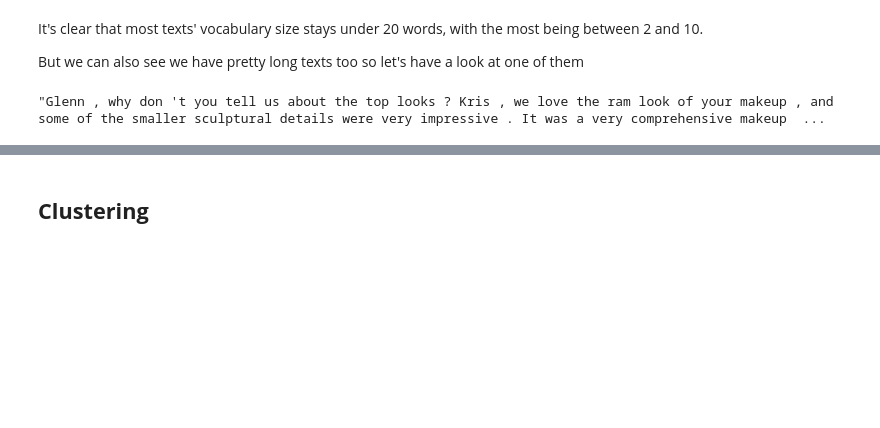
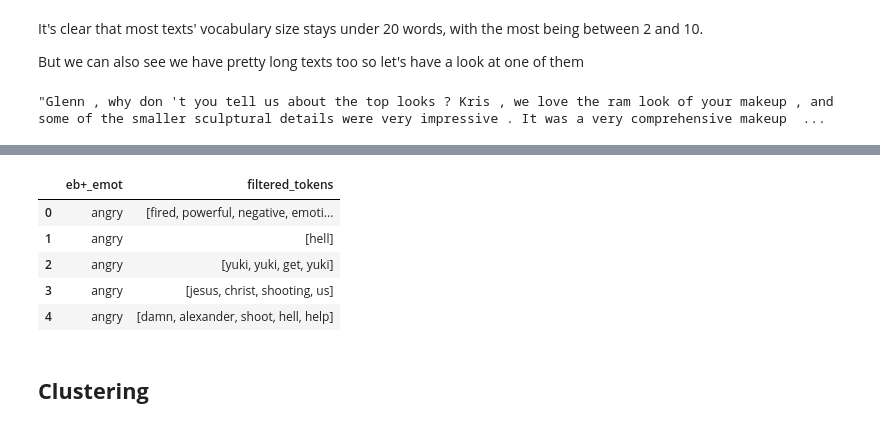
Before and after one commit to SimoneCallegarin/NLP_project, a Jupyter notebook: SA and TextGen on EDOS.ipynb, the cells around one changed output, grey strips where cells are left out. Drawn from its saved outputs; the diff is of its cells as text; code cells hidden in the pictures; blank space fills up the shorter version.

Commit message:
Added complete preprocess of the dataframe

```diff
--- a/SA and TextGen on EDOS.ipynb
+++ b/SA and TextGen on EDOS.ipynb
@@ -514,0 +244,6 @@ only showing top 20 rows
+# %%
+# Convert Pandas DataFrame to Spark DataFrame
+df_spark = spark.createDataFrame(downsample_ds)
+
+# Show the first few rows of the Spark DataFrame
+df_spark.show(truncate=False)
@@ -514,0 +285,15 @@ only showing top 20 rows
+# %%
+# Lowercase utterances words
+cleaned_df = df_spark.select(lower('uttr').alias('cleaned_text'), 'eb+_emot')
+
+# Expand contractions
+cleaned_df = cleaned_df.withColumn('cleaned_text',udf(expand_contractions, StringType())('cleaned_text'))
+
+# Remove punctuation and numbers
+cleaned_df = cleaned_df.withColumn('cleaned_text', regexp_replace('cleaned_text', '[^a-zA-Z\s]+', ''))
+
+# Remove leading and trailing spaces
+cleaned_df = cleaned_df.withColumn('cleaned_text', trim(cleaned_df['cleaned_text']))
+
+# Replace multiple spaces with single spaces
+cleaned_df = cleaned_df.withColumn('cleaned_text', regexp_replace('cleaned_text', '\s+', ' '))
@@ -514,0 +302,15 @@ only showing top 20 rows
+# %%
+# Tokenize text
+tokenizer = Tokenizer(inputCol='cleaned_text', outputCol='tokens')
+
+# Filter out stop words
+stop_words = StopWordsRemover.loadDefaultStopWords('english')
+stopwords_remover = StopWordsRemover(inputCol='tokens', outputCol='filtered_tokens', stopWords=stop_words)
+
+pipeline = Pipeline(stages=[tokenizer, stopwords_remover])
+
+# Execute the pipeline and select the two interesting rows
+cleaned_df = pipeline.fit(cleaned_df).transform(cleaned_df).select('eb+_emot','filtered_tokens')
+
+# Filter utterances without tokens
+cleaned_df = cleaned_df.filter(size(col('filtered_tokens')) != 0)
@@ -515,3 +352,14 @@ only showing top 20 rows
+# %%
+final_df = cleaned_df.toPandas()
+# %%
+final_df.head()
+# %% [output]
+|  | eb+_emot | filtered_tokens |
+| 0 | angry | [fired, powerful, negative, emoti... |
+| 1 | angry | [hell] |
+| 2 | angry | [yuki, yuki, get, yuki] |
+| 3 | angry | [jesus, christ, shooting, us] |
+| 4 | angry | [damn, alexander, shoot, hell, help] |
 # %% [markdown]
 ## **Clustering**
 # %% [markdown]
```
Also changed, not shown: parts of 54 cells of this notebook.
